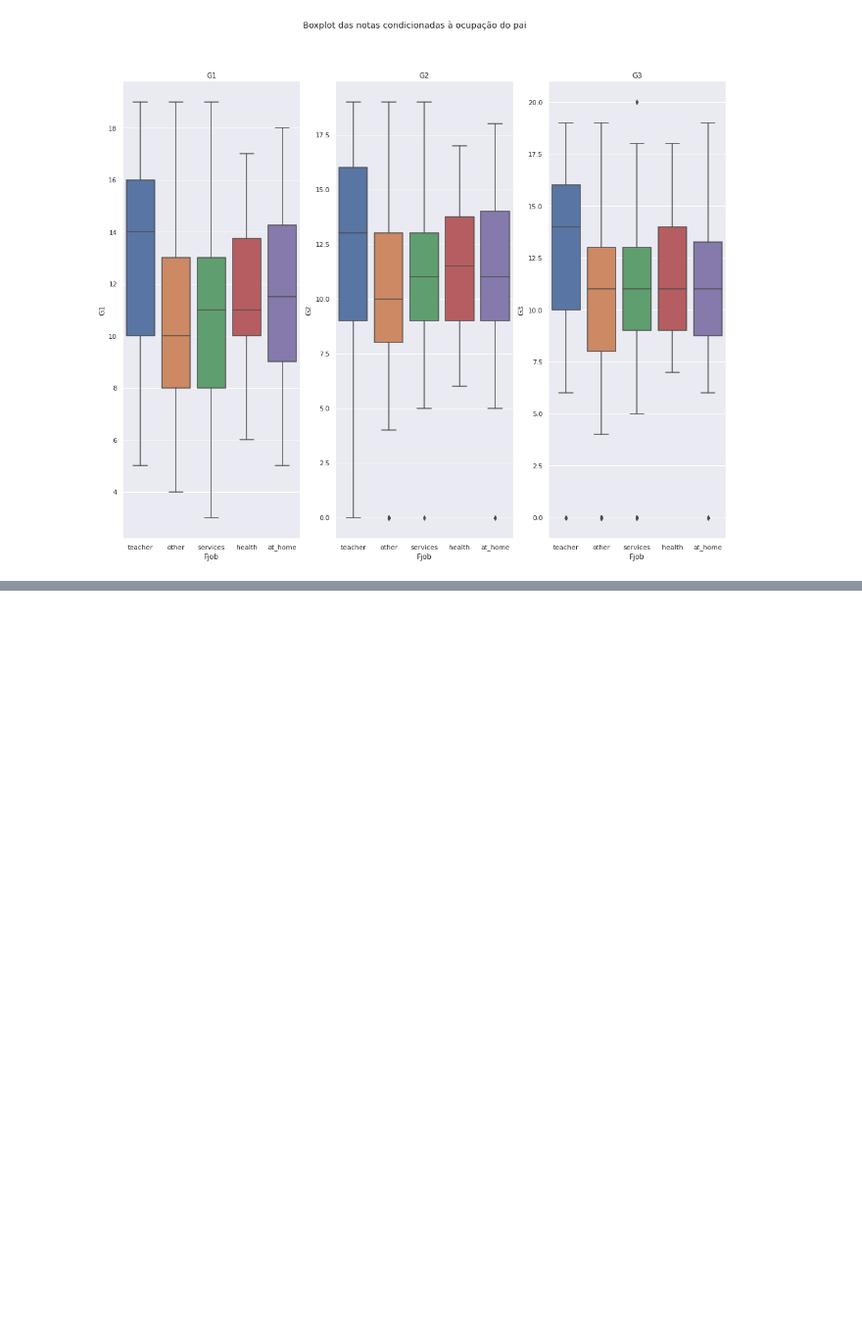
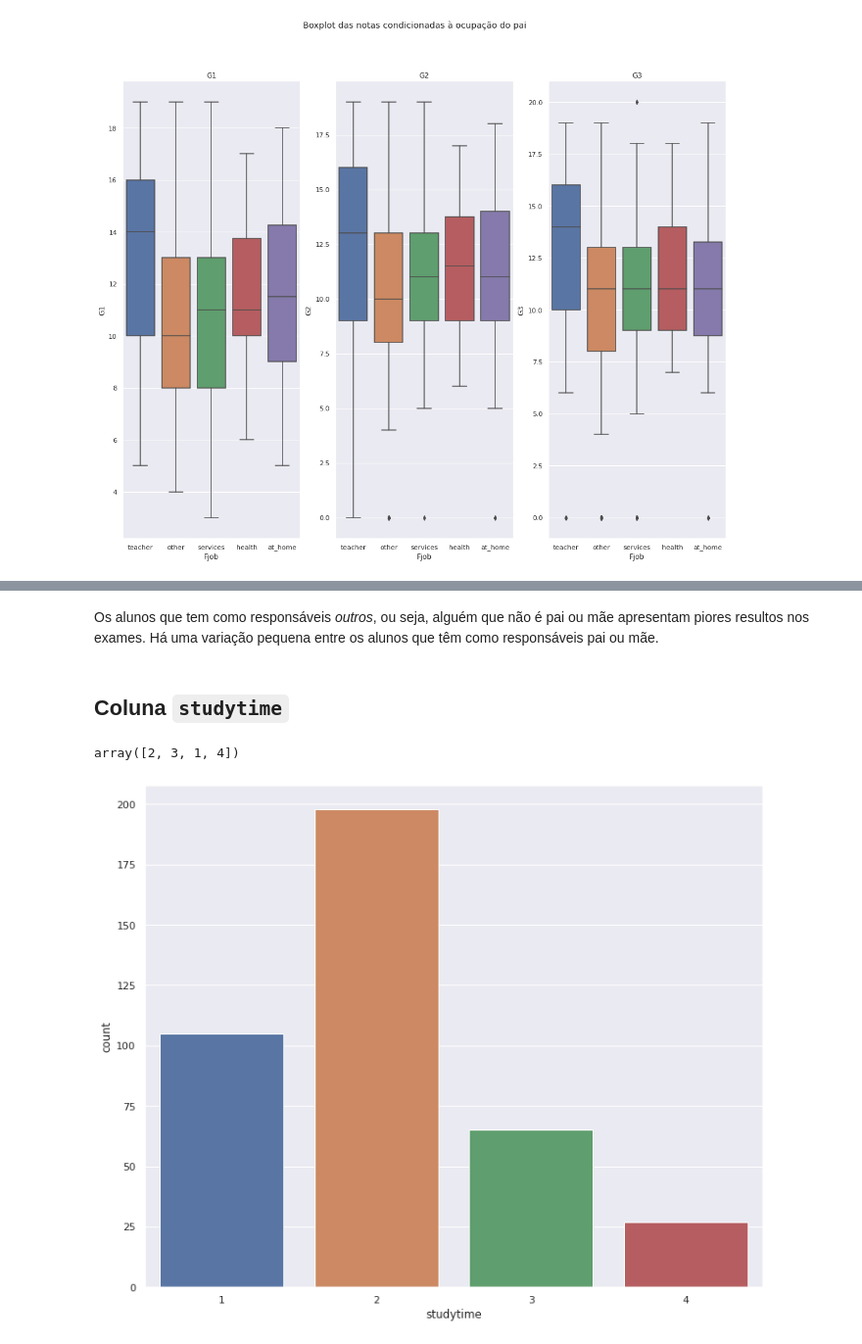
Before and after one commit to DamodaraBarbosa/machine_learning_studies, a Jupyter notebook: Student_Predict_Grade.ipynb, the cells around one changed output, grey strips where cells are left out. Shown at 98% size. Saved outputs shown, nothing was run; the diff lists cells and outputs as text; code cells hidden in the pictures; blank space fills up the shorter version.

```diff
--- a/Student_Predict_Grade.ipynb
+++ b/Student_Predict_Grade.ipynb
@@ -661,0 +711,14 @@ plt.show()
+# %% [markdown]
+Os alunos que tem como responsáveis *outros*, ou seja, alguém que não é pai ou mãe apresentam piores resultos nos exames. Há uma variação pequena entre os alunos que têm como responsáveis pai ou mãe.
+# %% [markdown]
+## Coluna `studytime`
+# %%
+data['studytime'].unique()
+# %% [output]
+array([2, 3, 1, 4])
+# %%
+plt.figure(figsize= (12, 10))
+sns.countplot(data= data, x= 'studytime')
+plt.show()
+# %% [output]
+[figure, added]
```
Also changed, not shown: parts of 25 cells of this notebook.
